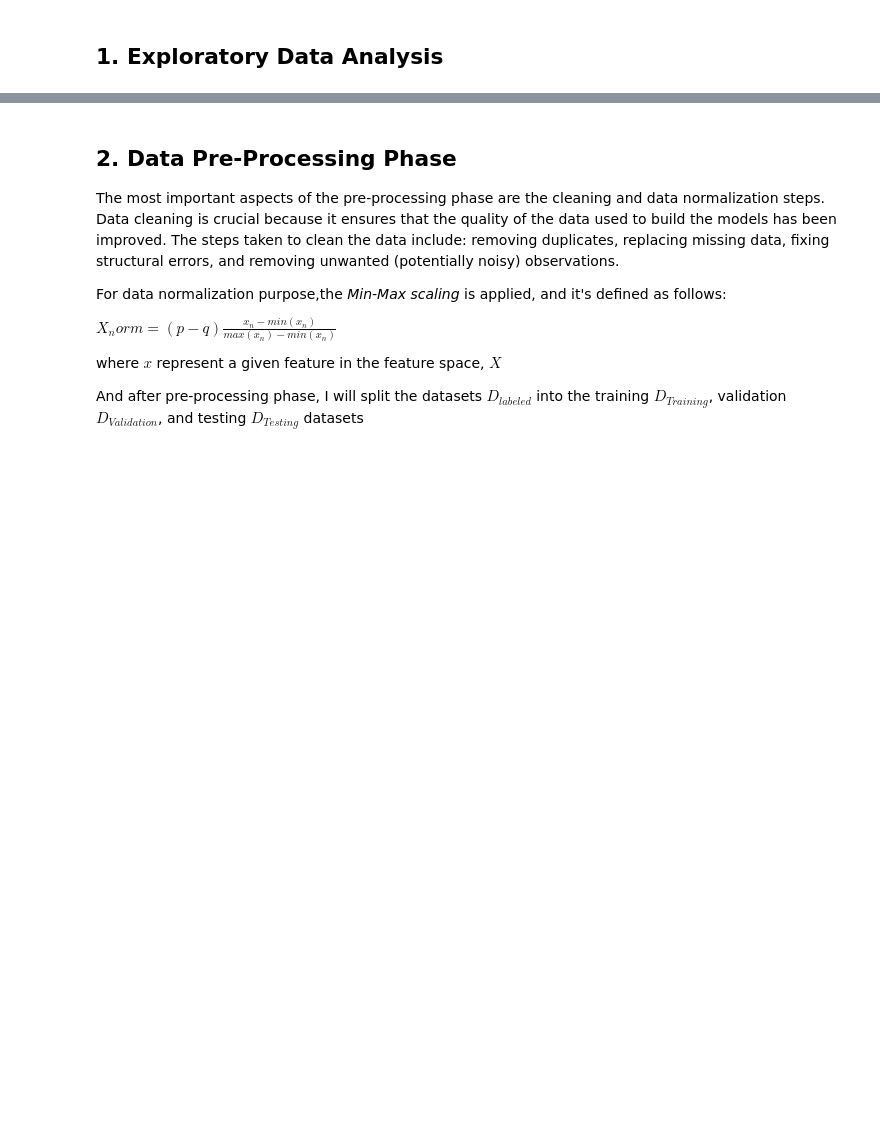
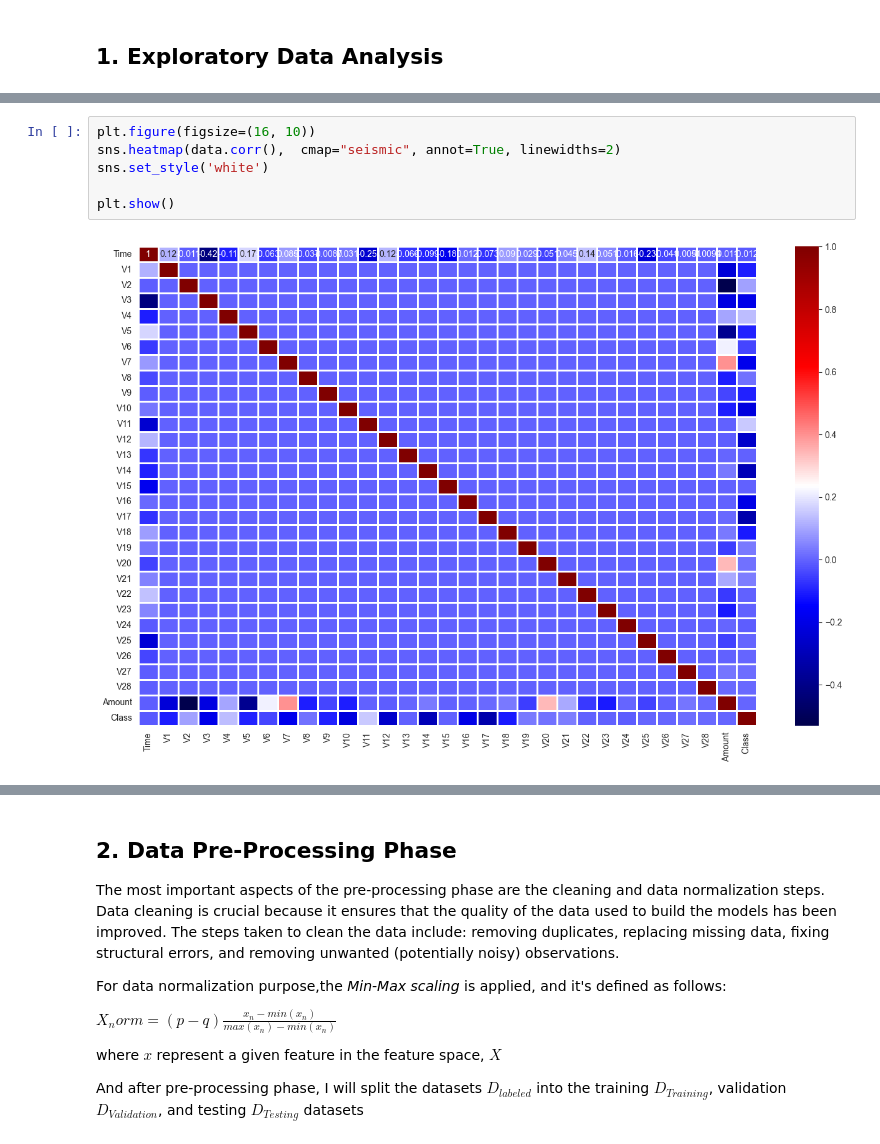
Before and after one commit to MamvotaTake/Credit-card-, a Jupyter notebook: Credit Card Fraud.ipynb, the cells around one changed output, grey strips where cells are left out. Saved outputs shown, nothing was run; the diff lists cells and outputs as text; blank space fills up the shorter version.

```diff
--- a/Credit Card Fraud.ipynb
+++ b/Credit Card Fraud.ipynb
@@ -53,0 +263,8 @@ dataFrame.tail()
+# %%
+plt.figure(figsize=(16, 10))
+sns.heatmap(data.corr(),  cmap="seismic", annot=True, linewidths=2)
+sns.set_style('white')
+
+plt.show()
+# %% [output]
+[figure, added]
```
Also changed, not shown: parts of 26 cells of this notebook, 1 other file.
